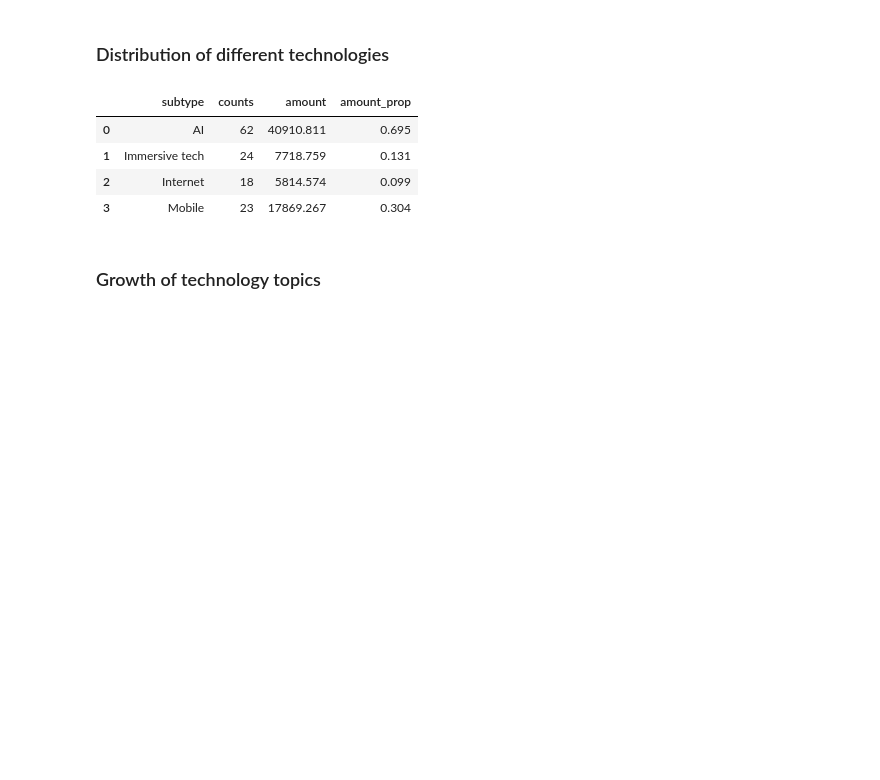
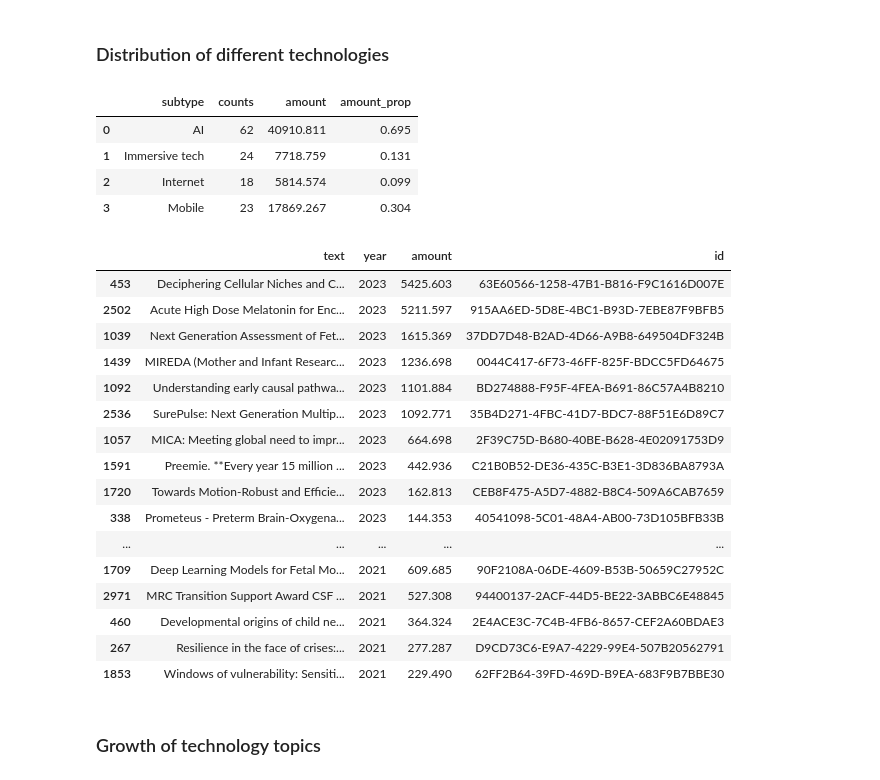
Before and after one commit to nestauk/discovery_child_development, a Jupyter notebook: discovery_child_development/analysis/initial_results/05_analysis_ukri.ipynb, the cells around one changed output. Drawn from its saved outputs; the diff is of its cells as text; code cells hidden in the pictures; blank space fills up the shorter version.

```diff
--- a/discovery_child_development/analysis/initial_results/05_analysis_ukri.ipynb
+++ b/discovery_child_development/analysis/initial_results/05_analysis_ukri.ipynb
@@ -292,6 +282,27 @@ tech_subtype_dist
 | 1 | Immersive tech | 24 | 7718.759 | 0.131 |
 | 2 | Internet | 18 | 5814.574 | 0.099 |
 | 3 | Mobile | 23 | 17869.267 | 0.304 |
+# %%
+pd.set_option('max_colwidth', 200)
+tech_subtype_df.sort_values(['year', 'amount'], ascending=False).head(50)[['text', 'year', 'amount', 'id']]
+# %% [output]
+|  | text | year | amount | id |
+| 453 | Deciphering Cellular Niches and C... | 2023 | 5425.603 | 63E60566-1258-47B1-B816-F9C1616D007E |
+| 2502 | Acute High Dose Melatonin for Enc... | 2023 | 5211.597 | 915AA6ED-5D8E-4BC1-B93D-7EBE87F9BFB5 |
+| 1039 | Next Generation Assessment of Fet... | 2023 | 1615.369 | 37DD7D48-B2AD-4D66-A9B8-649504DF324B |
+| 1439 | MIREDA (Mother and Infant Researc... | 2023 | 1236.698 | 0044C417-6F73-46FF-825F-BDCC5FD64675 |
+| 1092 | Understanding early causal pathwa... | 2023 | 1101.884 | BD274888-F95F-4FEA-B691-86C57A4B8210 |
+| 2536 | SurePulse: Next Generation Multip... | 2023 | 1092.771 | 35B4D271-4FBC-41D7-BDC7-88F51E6D89C7 |
+| 1057 | MICA: Meeting global need to impr... | 2023 | 664.698 | 2F39C75D-B680-40BE-B628-4E02091753D9 |
+| 1591 | Preemie. **Every year 15 million ... | 2023 | 442.936 | C21B0B52-DE36-435C-B3E1-3D836BA8793A |
+| 1720 | Towards Motion-Robust and Efficie... | 2023 | 162.813 | CEB8F475-A5D7-4882-B8C4-509A6CAB7659 |
+| 338 | Prometeus - Preterm Brain-Oxygena... | 2023 | 144.353 | 40541098-5C01-48A4-AB00-73D105BFB33B |
+| ... | ... | ... | ... | ... |
+| 1709 | Deep Learning Models for Fetal Mo... | 2021 | 609.685 | 90F2108A-06DE-4609-B53B-50659C27952C |
+| 2971 | MRC Transition Support Award CSF ... | 2021 | 527.308 | 94400137-2ACF-44D5-BE22-3ABBC6E48845 |
+| 460 | Developmental origins of child ne... | 2021 | 364.324 | 2E4ACE3C-7C4B-4FB6-8657-CEF2A60BDAE3 |
+| 267 | Resilience in the face of crises:... | 2021 | 277.287 | D9CD73C6-E9A7-4229-99E4-507B20562791 |
+| 1853 | Windows of vulnerability: Sensiti... | 2021 | 229.490 | 62FF2B64-39FD-469D-B9EA-683F9B7BBE30 |
 # %% [markdown]
 ### Growth of technology topics
 # %%
```
Also changed, not shown: parts of 10 cells of this notebook, 4 other files.
